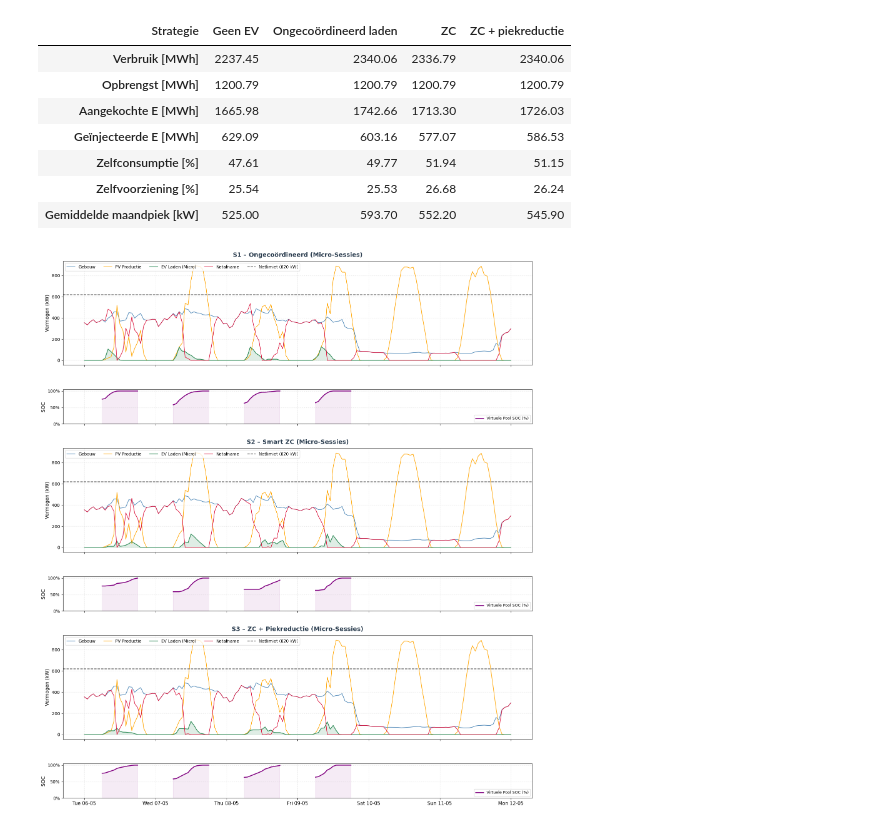
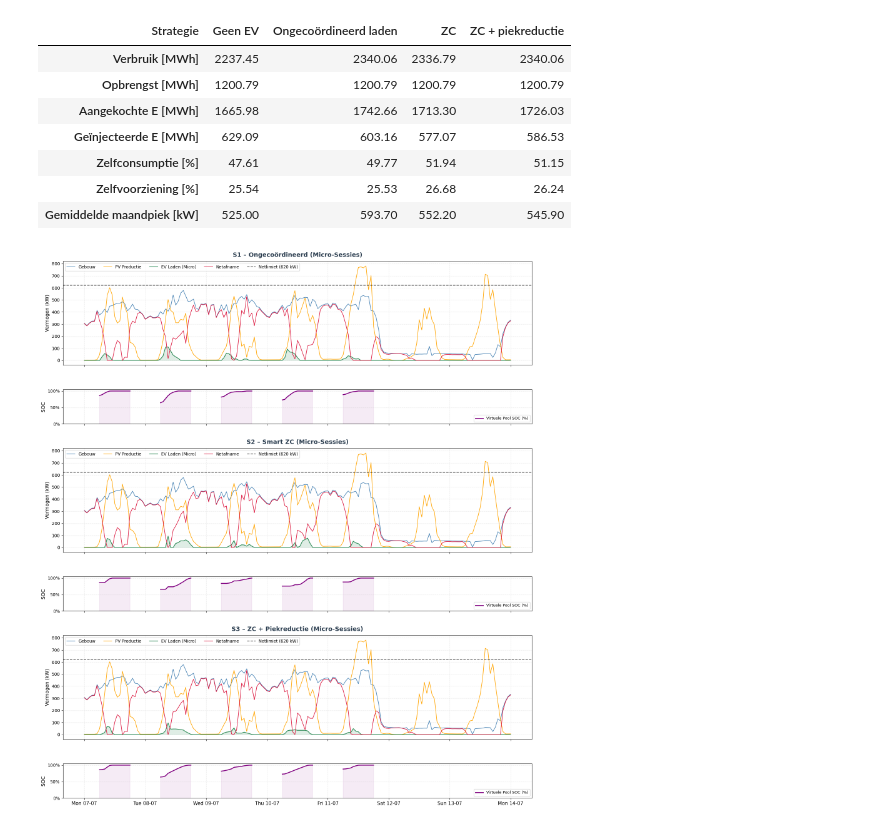
Before and after one commit to EsSahiliIlias/EnergieAnalyse, a Jupyter notebook: EV/strategie_analyse.ipynb, the cells around one changed output. Drawn from its saved outputs; the diff is of its cells as text; code cells hidden in the pictures.

```diff
--- a/EV/strategie_analyse.ipynb
+++ b/EV/strategie_analyse.ipynb
@@ -742,6 +745,9 @@ def genereer_extra_sessies(df_sessies, factor):
 # Scenario A: +5 Laadpalen (= +10 laadpunten, totaal 30 punten)
 N_PUNTEN_PLUS5 = 30
 df_sessies_plus10p = genereer_extra_sessies(df_laad_clean, factor=(30 / 20))
+
+N_PUNTEN_PLUS8 = 36
+df_sessies_plus36p = genereer_extra_sessies(df_laad_clean, factor=(36 / 20))
 
 # Scenario B: +10 Laadpalen (= +20 laadpunten, totaal 40 punten)
 N_PUNTEN_PLUS10 = 40
@@ -770,7 +776,27 @@ df_main['P_laad_S3_plus10p'] = strategie_3_smart_zc_piek_micro(
 df_main['P_net_S3_plus10p'] = (df_main['verbruik_gebouw_kwh'] + df_main['P_laad_S3_plus10p'] - df_main['productie_kwh'])
 
 # ============================================================
-# SCENARIO 2: +10 LAADPALEN (40 LAADPUNTEN) SIMULEREN
+# SCENARIO 2: +8 LAADPALEN (36 LAADPUNTEN) SIMULEREN
+# ============================================================
+print("Start simulatie: +8 Laadpalen...")
+
+df_main['P_laad_S1_plus16p'] = strategie_1_ongecoordineerd_micro(
+    df_main, df_sessies_plus36p, n_laadpunten=36
+)
+df_main['P_net_S1_plus16p'] = (df_main['verbruik_gebouw_kwh'] + df_main['P_laad_S1_plus16p'] - df_main['productie_kwh'])
+
+df_main['P_laad_S2_plus16p'] = strategie_2_smart_zc_micro(
+    df_main, df_sessies_plus36p, n_laadpunten=36
+)
+df_main['P_net_S2_plus16p'] = (df_main['verbruik_gebouw_kwh'] + df_main['P_laad_S2_plus16p'] - df_main['productie_kwh'])
+
+df_main['P_laad_S3_plus16p'] = strategie_3_smart_zc_piek_micro(
+    df_main, df_sessies_plus36p, p_net_cap=P_NET_CAP, n_laadpunten=36
+)
+df_main['P_net_S3_plus16p'] = (df_main['verbruik_gebouw_kwh'] + df_main['P_laad_S3_plus16p'] - df_main['productie_kwh'])
+
+# ============================================================
+# SCENARIO 3: +10 LAADPALEN (40 LAADPUNTEN) SIMULEREN
 # ============================================================
 print("Start simulatie: +10 Laadpalen...")
 
@@ -1121,7 +1326,7 @@ ACCU_KWH_PER_AUTO = 60  # Gemiddelde accugrootte voor de pool-schaal
 P_NET_CAP = 620  # Jouw contract- of pieklimiet
 
 # Selecteer een volledige week (7 dagen)
-start_plot = pd.Timestamp('2025-05-05 00:00:00') # Start op een maandag voor een mooi weekoverzicht
+start_plot = pd.Timestamp('2025-07-07 00:00:00') # Start op een maandag voor een mooi weekoverzicht
 eind_plot = start_plot + pd.Timedelta(days=7)
 df_sim = df_main.loc[start_plot:eind_plot].copy()
 
@@ -1199,34 +1404,34 @@ for naam, (col_laad, col_net) in strategie_plot.items():
 
     ax_power.set_title(naam, fontsize=14, fontweight='bold', pad=10, color='#2c3e50')
     ax_power.set_ylabel('Vermogen (kW)', fontsize=11)
     ax_power.grid(True, linestyle=':', alpha=0.5)
     ax_power.legend(loc='upper left', ncols=5, fontsize=9.5)
 
     # --- 2. SOC GRAFIEK (%) ---
     ax_soc.plot(df_sim.index, soc, color='purple', linewidth=2, label='Virtuele Pool SOC (%)')
     ax_soc.fill_between(df_sim.index, 0, soc, color='purple', alpha=0.08)
 
     ax_soc.set_ylabel('SOC', fontsize=11)
     ax_soc.set_ylim(0, 105)
     ax_soc.yaxis.set_major_formatter(mtick.PercentFormatter())
     ax_soc.grid(True, linestyle=':', alpha=0.5)
     ax_soc.legend(loc='lower right', fontsize=9)
 
     ax_idx += 2
 
 # ============================================================
 # X-AS OPMAAK (Tijd) - 7 Dagen Overzicht
 # ============================================================
 # Toon de dagnamen en datums op de X-as (bijv. Mon 05-05)
 axes[-1].xaxis.set_major_formatter(mdates.DateFormatter('%a %d-%m'))
 axes[-1].xaxis.set_major_locator(mdates.DayLocator(interval=1))
 plt.setp(axes[-1].get_xticklabels(), rotation=0, ha='center', fontsize=11)
 
 plt.tight_layout()
 plt.subplots_adjust(hspace=0.35)
 plt.show()
 # %% [output]
-[figure, old version]
+[figure, new version]
 # %%
 import matplotlib.pyplot as plt
 import matplotlib.dates as mdates
```
Also changed, not shown: parts of 7 cells of this notebook, 5 other files.
